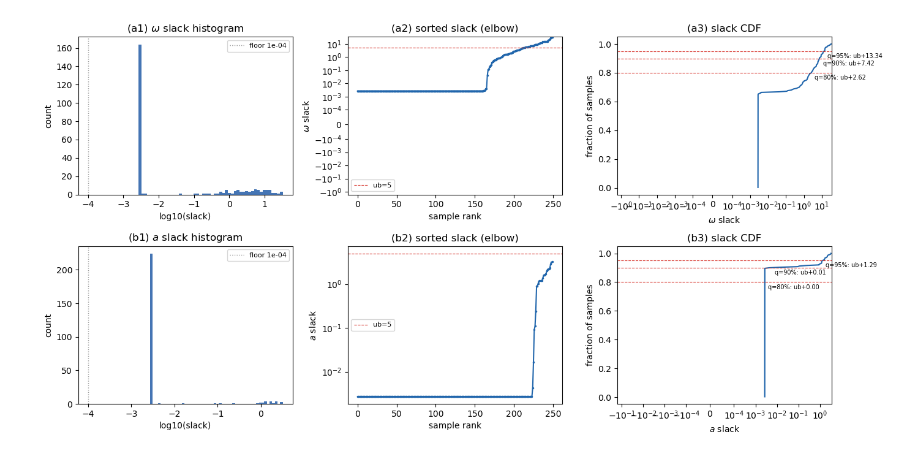
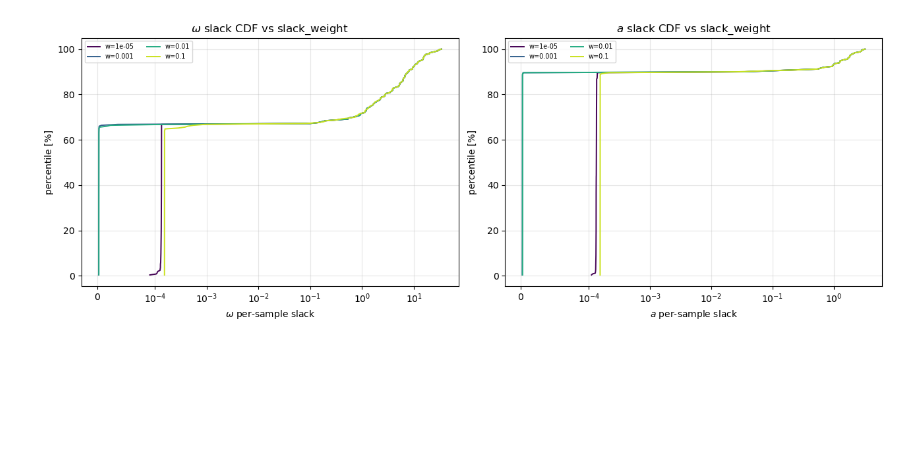
Before and after one commit to JianqiangDing/reach_avoid_backstepping_MPC, a Jupyter notebook: revision/slack_diagnostic/dubins_slack_diag.ipynb, the cells around one changed output. Cells and saved outputs as stored; diff of their text form; code cells hidden in the pictures; blank space fills up the shorter version.

```diff
--- a/revision/slack_diagnostic/dubins_slack_diag.ipynb
+++ b/revision/slack_diagnostic/dubins_slack_diag.ipynb
@@ -255,61 +368,42 @@ effective-bound annotations $u_{\max}^{\rm eff}=u_{\max}+\text{quantile}$.
 # %%
-FLOOR = PARAMS["slack_floor"]
-channels = [("slack1", UB_REQ, r"$\omega$"), ("slack2", UB_REQ, r"$a$")]
+psbw = pd.read_csv(PSBW_CSV)
+psbw = psbw[
+    psbw["slack_weight"].round(12).isin([round(w, 12) for w in SWEEP_WEIGHTS])
+]  # restrict to current SWEEP_WEIGHTS (cache may hold more)
+weights = sorted(psbw["slack_weight"].unique())
+cmap = plt.cm.viridis(np.linspace(0, 0.92, len(weights)))
 
-fig, axes = plt.subplots(2, 3, figsize=(14, 7))
-for row, (col, ub, lab) in enumerate(channels):
-    s = df[col].values
-    s_sorted = np.sort(s)
-    cdf = np.arange(1, len(s) + 1) / len(s)
-
-    ax = axes[row, 0]
-    ax.hist(np.log10(np.clip(s, FLOOR, None)), bins=50, color="#4575b4")
-    ax.axvline(
-        np.log10(FLOOR), color="#999999", ls=":", lw=1, label=f"floor {FLOOR:.0e}"
-    )
-    ax.set_xlabel("log10(slack)")
-    ax.set_ylabel("count")
-    ax.set_title(f"({chr(97+row)}1) {lab} slack histogram")
-    ax.legend(fontsize=8)
-
-    ax = axes[row, 1]
-    ax.plot(np.arange(len(s)), s_sorted, ".-", ms=3, color="#2166ac")
-    ax.axhline(ub, color="#d73027", ls="--", lw=0.8, label=f"ub={ub:g}")
-    ax.set_xlabel("sample rank")
-    ax.set_ylabel(f"{lab} slack")
-    ax.set_title(f"({chr(97+row)}2) sorted slack (elbow)")
-    ax.set_yscale("symlog", linthresh=FLOOR)
-    ax.legend(fontsize=8)
-
-    ax = axes[row, 2]
-    ax.plot(s_sorted, cdf, color="#2166ac")
-    for q in (0.8, 0.9, 0.95):
-        thr = np.quantile(s, q)
-        ax.axhline(q, color="#d73027", ls="--", lw=0.8)
-        ax.annotate(
-            f"q={q:.0%}: ub+{thr:.2f}",
-            (thr, q),
-            fontsize=7,
-            xytext=(4, -8),
-            textcoords="offset points",
+fig, axes = plt.subplots(1, 2, figsize=(13, 4.8))
+for ax, (col, lab) in zip(axes, [("slack1", r"$\omega$"), ("slack2", "$a$")]):
+    for w, c in zip(weights, cmap):
+        s = np.sort(psbw[psbw["slack_weight"] == w][col].values)
+        ax.plot(
+            s,
+            100 * np.arange(1, s.size + 1) / s.size,
+            lw=1.4,
+            color=c,
+            label=f"w={w:g}",
         )
-    ax.set_xlabel(f"{lab} slack")
-    ax.set_ylabel("fraction of samples")
-    ax.set_title(f"({chr(97+row)}3) slack CDF")
-    ax.set_xscale("symlog", linthresh=FLOOR)
+    ax.set_xscale("symlog", linthresh=1e-4)
+    ax.set_xlabel(f"{lab} per-sample slack")
+    ax.set_ylabel("percentile [%]")
+    ax.set_title(f"{lab} slack CDF vs slack_weight")
+    ax.grid(True, alpha=0.3)
+    ax.legend(fontsize=7, ncol=2)
 fig.tight_layout()
 fig.savefig(
-    os.path.join(REV_DATA, "slack_dubins_distribution.png"),
+    os.path.join(REV_DATA, "slack_dist_byweight_dubins.png"),
     dpi=130,
     bbox_inches="tight",
 )
 plt.show()
 
-for col, ub, lab in channels:
-    s = df[col].values
-    print(
-        f"{lab}: fraction with slack <= floor ({FLOOR:.0e}): {100*np.mean(s <= FLOOR):.1f}% "
-        f"(feasible at ub={ub:g} with ~0 slack)"
-    )
+# summary: max slack + implied u_max_eff per weight
+print("per-weight slack summary (max slack -> u_max_eff candidate):")
+print(
+    df_summary[
+        ["slack_weight", "u_max_eff_omega", "u_max_eff_a", "n_kept", "n_total"]
+    ].to_string(index=False)
+)
 # %% [output]
-[figure, old version]
+[figure, new version]
```
Also changed, not shown: parts of 16 cells of this notebook, 45 other files.
